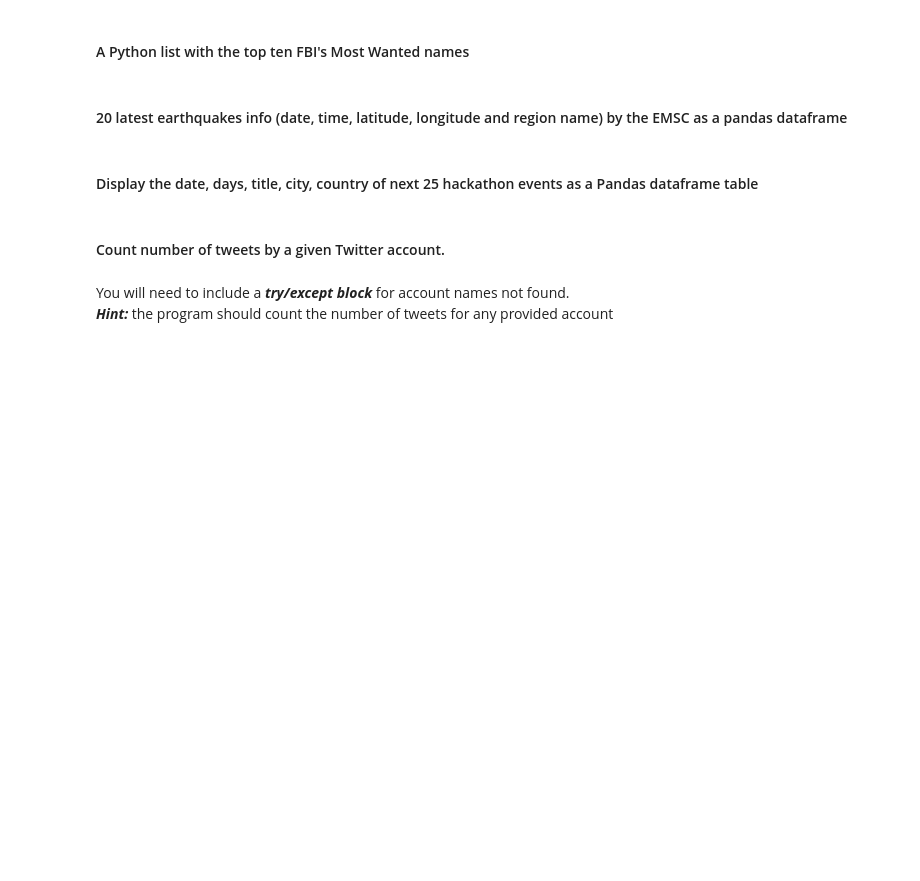
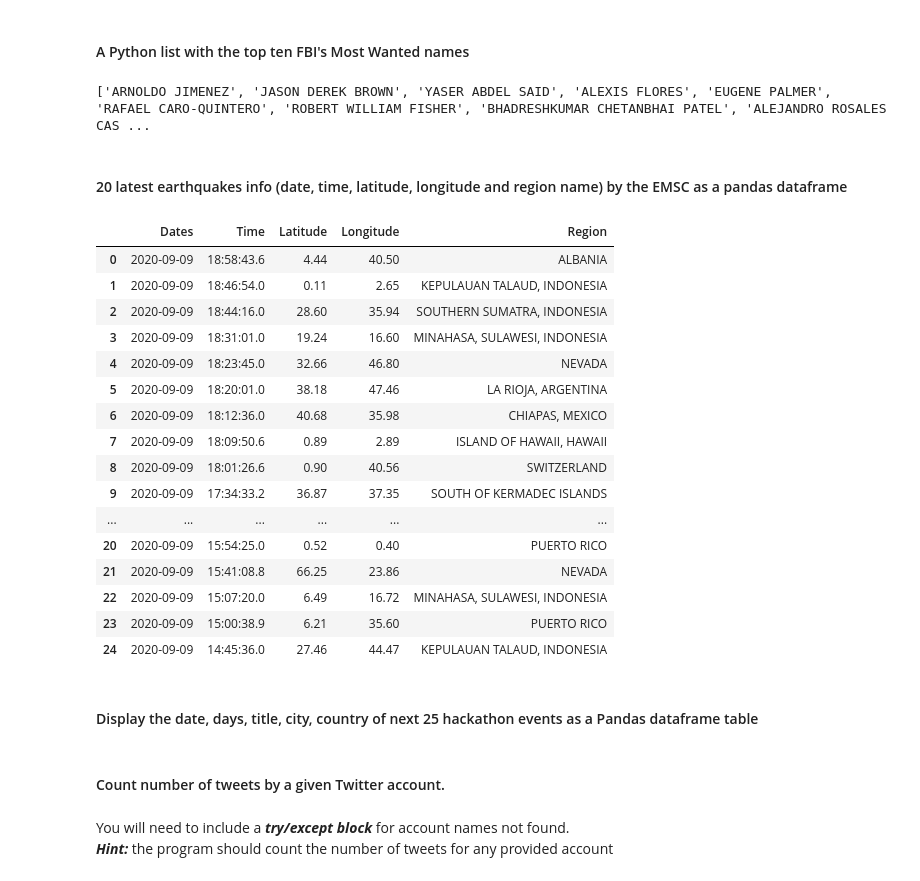
Before and after one commit to AnaMA96/datamad0820, a Jupyter notebook: module-1/lab-web-scraping/your-code/main.ipynb, the cells around one changed output. Drawn from its saved outputs; the diff is of its cells as text; code cells hidden in the pictures; blank space fills up the shorter version.

```diff
--- a/module-1/lab-web-scraping/your-code/main.ipynb
+++ b/module-1/lab-web-scraping/your-code/main.ipynb
@@ -152,4 +174,4 @@ url = 'http://uscode.house.gov/download/download.shtml'
 #### A Python list with the top ten FBI's Most Wanted names
 # %%
 # This is the url you will scrape in this exercise
-url = 'https://www.fbi.gov/wanted/topten'
+url6 = 'https://www.fbi.gov/wanted/topten'
@@ -158,5 +178,22 @@ url = 'https://www.fbi.gov/wanted/topten'
+# %%
+import re
+
+res6 = requests.get(url6)
+soup6 = BeautifulSoup(res6.text, 'html.parser')
+#print(soup6.prettify())
+lista6 = []
+
+wanted_names= soup6.find_all("h3", "title")
+for x in wanted_names:
+    string = x.a.text.strip()
+    #Cogemos el texto, que es la parte de los nombres, mediante .text
+    lista6.append(string)
+
+print(lista6)
+# %% [output]
+['ARNOLDO JIMENEZ', 'JASON DEREK BROWN', 'YASER ABDEL SAID', 'ALEXIS FLORES', 'EUGENE PALMER', 'RAFAEL CARO-QUINTERO', 'ROBERT WILLIAM FISHER', 'BHADRESHKUMAR CHETANBHAI PATEL', 'ALEJANDRO ROSALES CAS ...
 # %% [markdown]
 ####  20 latest earthquakes info (date, time, latitude, longitude and region name) by the EMSC as a pandas dataframe
 # %%
 # This is the url you will scrape in this exercise
-url = 'https://www.emsc-csem.org/Earthquake/'
+url7 = 'https://www.emsc-csem.org/Earthquake/'
@@ -165,3 +200,55 @@ url = 'https://www.emsc-csem.org/Earthquake/'
+# %%
+import numpy as np
+import pandas as pd
+
+res7 = requests.get(url7)
+soup7 = BeautifulSoup(res7.text, 'html.parser')
+#print(soup7.prettify())
+
+dates = soup7.select("tbody tr td.tabev6 b a")
+#separamos date de time como nos dice el enunciado
+date=[]
+time=[]
+
+for x in dates:
+    date.append(x.text[0:10])
+    time.append(x.text[-10:])
+latitudes = soup7.select("tbody tr td.tabev1")
+#separamos latitud de longitud como nos dice el enunciado
+latitude=[]
+longitude=[]
+for x in latitudes:
+    latitude.append(x.text[:-1])
+longitudes = soup7.select("tbody tr td.tabev1")
+longitude = Latitude[1::2]
+latitude = Latitude[0::2]
+
+regions = soup7.select("tbody tr td.tb_region")
+region=[]
+for x in regions:
+    region.append(x.text[1:])
+
+df = pd.DataFrame(list(zip(date,time,longitude,latitude,region)),
+              columns=['Dates','Time','Latitude','Longitude','Region'])
+display(df)
+# %% [output]
+|  | Dates | Time | Latitude | Longitude | Region |
+| 0 | 2020-09-09 | 18:58:43.6 | 4.44 | 40.50 | ALBANIA |
+| 1 | 2020-09-09 | 18:46:54.0 | 0.11 | 2.65 | KEPULAUAN TALAUD, INDONESIA |
+| 2 | 2020-09-09 | 18:44:16.0 | 28.60 | 35.94 | SOUTHERN SUMATRA, INDONESIA |
+| 3 | 2020-09-09 | 18:31:01.0 | 19.24 | 16.60 | MINAHASA, SULAWESI, INDONESIA |
+| 4 | 2020-09-09 | 18:23:45.0 | 32.66 | 46.80 | NEVADA |
+| 5 | 2020-09-09 | 18:20:01.0 | 38.18 | 47.46 | LA RIOJA, ARGENTINA |
+| 6 | 2020-09-09 | 18:12:36.0 | 40.68 | 35.98 | CHIAPAS, MEXICO |
+| 7 | 2020-09-09 | 18:09:50.6 | 0.89 | 2.89 | ISLAND OF HAWAII, HAWAII |
+| 8 | 2020-09-09 | 18:01:26.6 | 0.90 | 40.56 | SWITZERLAND |
+| 9 | 2020-09-09 | 17:34:33.2 | 36.87 | 37.35 | SOUTH OF KERMADEC ISLANDS |
+| ... | ... | ... | ... | ... | ... |
+| 20 | 2020-09-09 | 15:54:25.0 | 0.52 | 0.40 | PUERTO RICO |
+| 21 | 2020-09-09 | 15:41:08.8 | 66.25 | 23.86 | NEVADA |
+| 22 | 2020-09-09 | 15:07:20.0 | 6.49 | 16.72 | MINAHASA, SULAWESI, INDONESIA |
+| 23 | 2020-09-09 | 15:00:38.9 | 6.21 | 35.60 | PUERTO RICO |
+| 24 | 2020-09-09 | 14:45:36.0 | 27.46 | 44.47 | KEPULAUAN TALAUD, INDONESIA |
 # %% [markdown]
 #### Display the date, days, title, city, country of next 25 hackathon events as a Pandas dataframe table
 # %%
```
Also changed, not shown: parts of 36 cells of this notebook.
